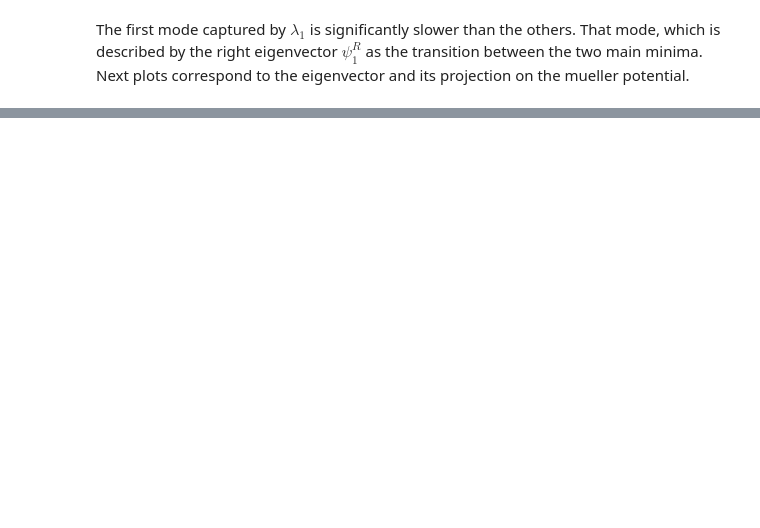
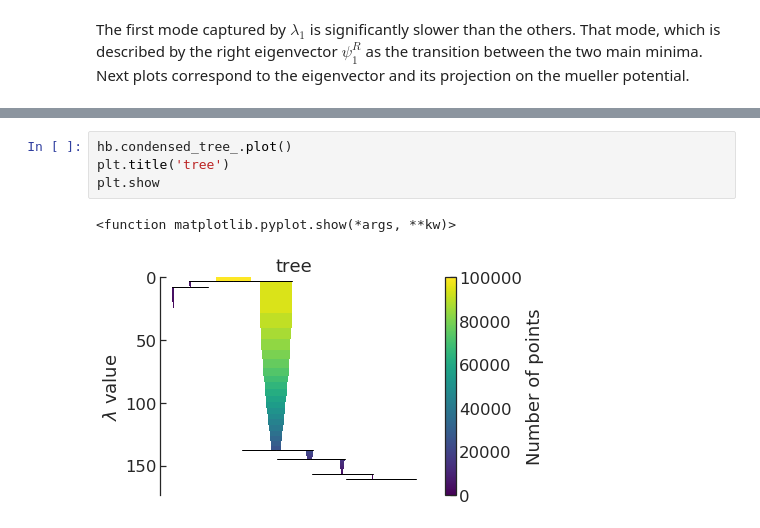
Before and after one commit to BioKT/MasterMSM, a Jupyter notebook: examples/mueller_potential/mueller_potential.ipynb, the cells around one changed output, grey strips where cells are left out. Drawn from its saved outputs; the diff is of its cells as text; blank space fills up the shorter version.

```diff
--- a/examples/mueller_potential/mueller_potential.ipynb
+++ b/examples/mueller_potential/mueller_potential.ipynb
@@ -228,0 +254,7 @@ plt.show
+# %%
+hb.condensed_tree_.plot()
+plt.title('tree')
+plt.show
+# %% [output]
+<function matplotlib.pyplot.show(*args, **kw)>
+[figure, added]
```
Also changed, not shown: parts of 15 cells of this notebook.
